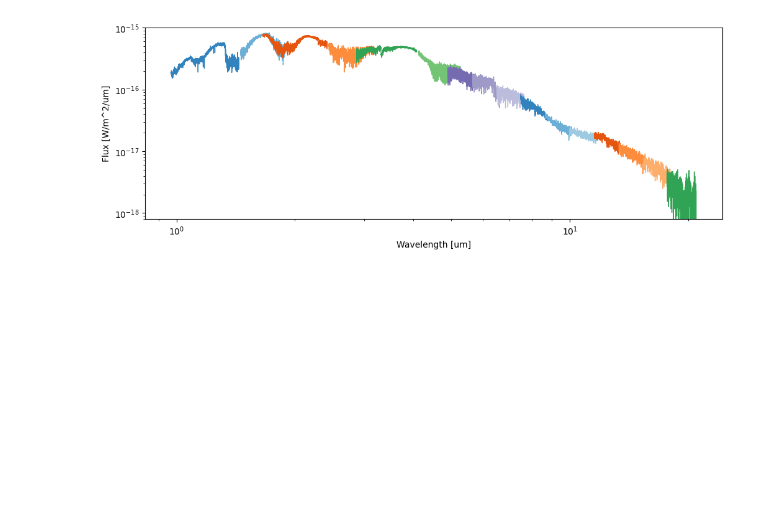
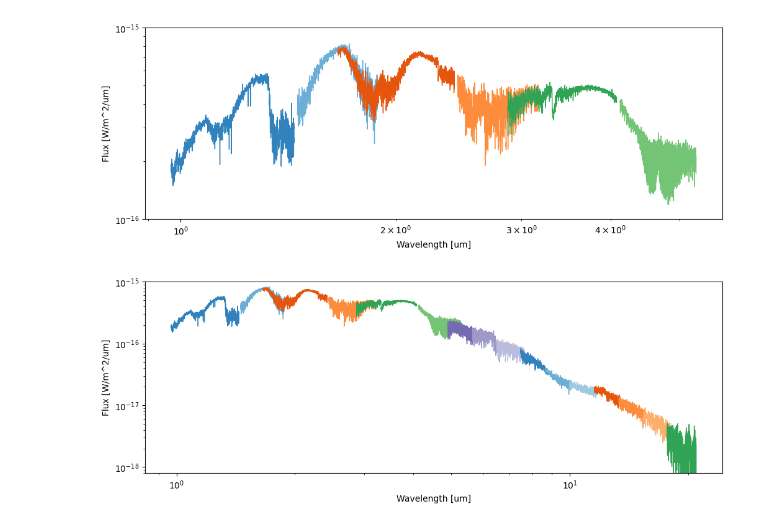
Before and after one commit to samderegt/retrieval_base, a Jupyter notebook: JWST_VHS_1256B/compare_reductions.ipynb, the cells around one changed output. Saved outputs shown, nothing was run; the diff lists cells and outputs as text; code cells hidden in the pictures; blank space fills up the shorter version.

```diff
--- a/JWST_VHS_1256B/compare_reductions.ipynb
+++ b/JWST_VHS_1256B/compare_reductions.ipynb
@@ -67,3 +70,34 @@ plt.show()
+# %%
+cmap = plt.get_cmap('tab20c')
+kwargs = dict(alpha=1, linewidth=1)
+
+fig, ax = plt.subplots(figsize=(12,4))
+for i, filename in enumerate(['nirspec_140h_1.dat', 'nirspec_140h_2.dat']):
+    c = cmap((i+0)/20)
+    wave, flux, err = np.loadtxt(f'/net/schenk/data2/regt/JWST_reductions/Miles_ea_2023/reduction_31_07_2025/{filename}', delimiter=',').T
+    ax.plot(wave, flux, c=c, **kwargs)
+
+for i, filename in enumerate(['nirspec_235h_1.dat', 'nirspec_235h_2.dat']):
+    c = cmap((i+4)/20)
+    wave, flux, err = np.loadtxt(f'/net/schenk/data2/regt/JWST_reductions/Miles_ea_2023/reduction_31_07_2025/{filename}', delimiter=',').T
+    ax.plot(wave, flux, c=c, **kwargs)
+
+for i, filename in enumerate(['nirspec_395h_1.dat', 'nirspec_395h_2.dat']):
+    c = cmap((i+8)/20)
+    wave, flux, err = np.loadtxt(f'/net/schenk/data2/regt/JWST_reductions/Miles_ea_2023/reduction_31_07_2025/{filename}', delimiter=',').T
+    ax.plot(wave, flux, c=c, **kwargs)
+
+ax.set(xlabel='Wavelength [um]', ylabel='Flux [W/m^2/um]', yscale='log', xscale='log')
+ax.set(ylim=(1e-16,1e-15))
+#ax.set(xlim=(4.88,5.3), xscale='linear', ylim=(1e-16,3e-16), yscale='linear')
+#ax.set(xlim=(1.65,1.9), xscale='linear', ylim=(2e-16,9e-16), yscale='linear')
+#ax.set(xlim=(2.85,3.2), xscale='linear', ylim=(2e-16,6e-16), yscale='linear')
+#ax.set(xlim=(5.5,6.8), xscale='linear', ylim=(4e-17,2e-16), yscale='linear')
+#ax.set(xlim=(7.4,8.9), xscale='linear', ylim=(2e-17,1e-16), yscale='linear')
+#ax.set(xlim=(8.9,12.0), xscale='linear', ylim=(1e-17,1e-16), yscale='linear')
+plt.show()
+# %% [output]
+[figure, added]
 # %%
 cmap = plt.get_cmap('tab20c')
 kwargs = dict(alpha=1, linewidth=1)
```
Also changed, not shown: parts of 2 cells of this notebook, 6 other files.
